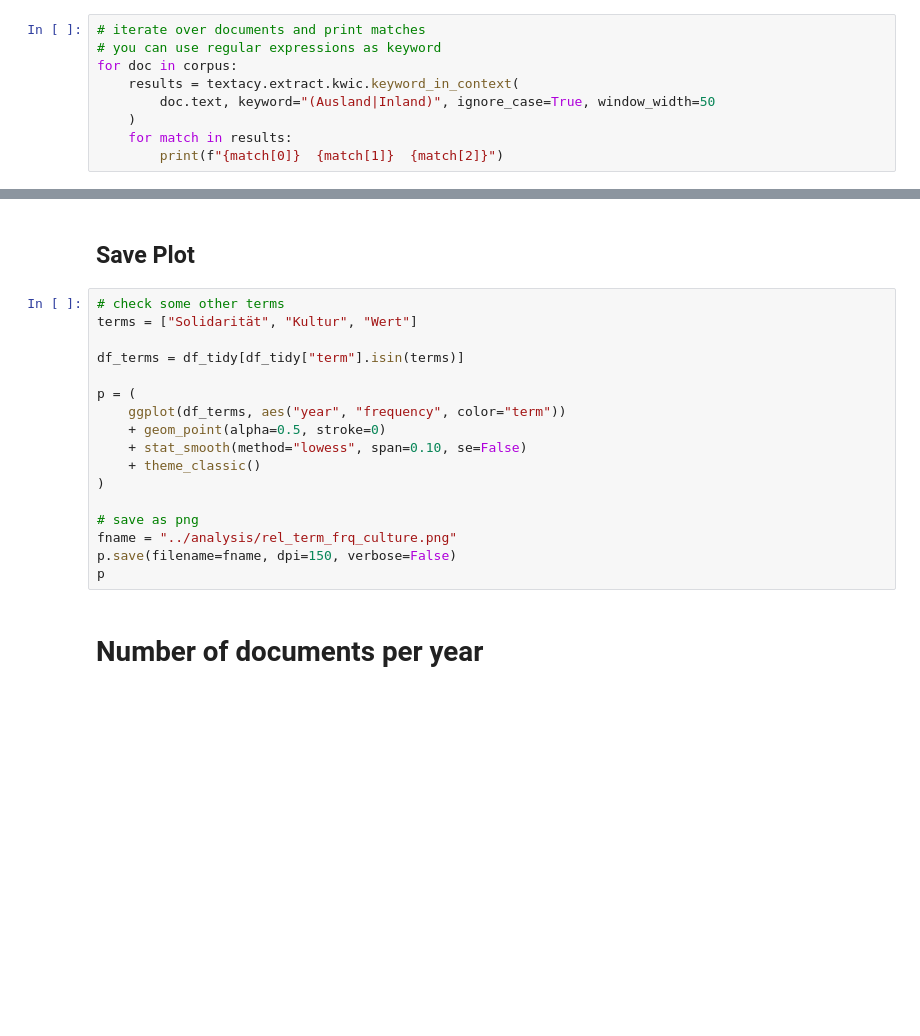
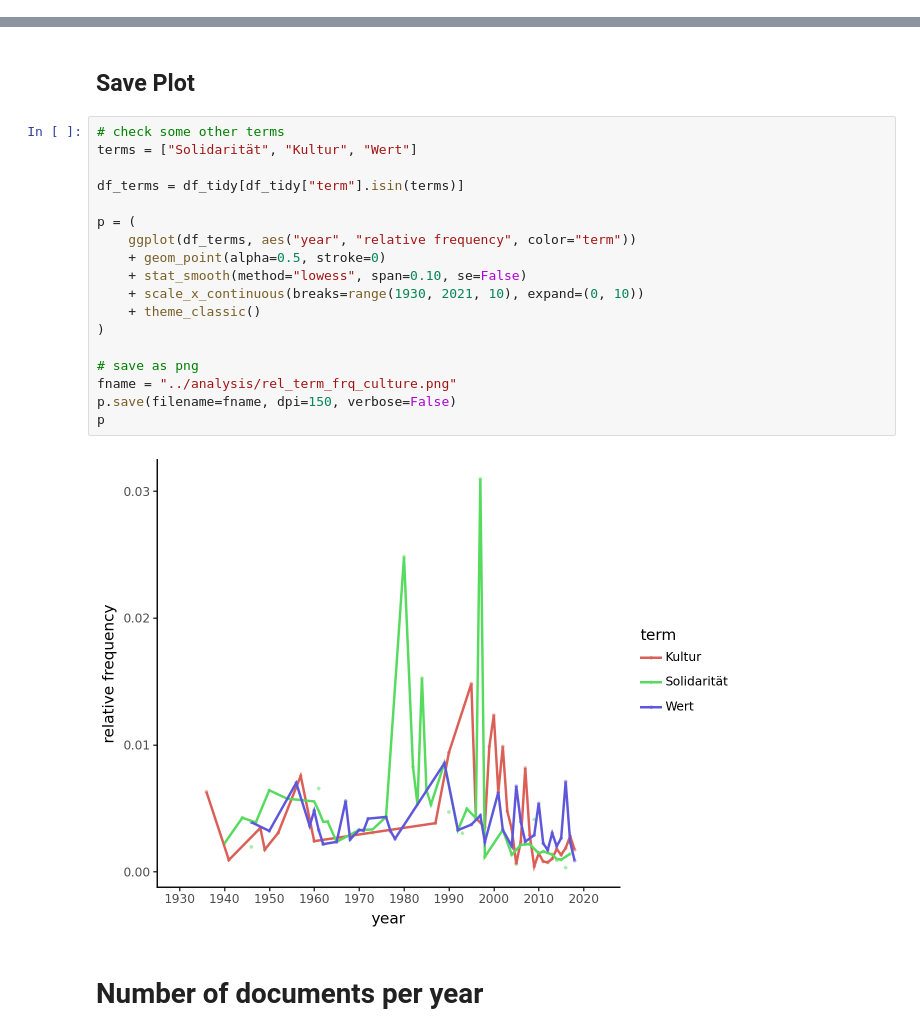
Before and after one commit to aflueckiger/KED2025, a Jupyter notebook: ked/materials/code/ked2024_10.ipynb, the cells around one changed output, grey strips where cells are left out. Cells and saved outputs as stored; diff of their text form; blank space fills up the shorter version.

```diff
--- a/ked/materials/code/ked2024_10.ipynb
+++ b/ked/materials/code/ked2024_10.ipynb
@@ -209,12 +297,3 @@ subcorpus.n_docs, corpus.n_docs
 # Key Word in Context (KWIC)
 
 Show words in their original context
-# %%
-# iterate over documents and print matches
-# you can use regular expressions as keyword
-for doc in corpus:
-    results = textacy.extract.kwic.keyword_in_context(
-        doc.text, keyword="(Ausland|Inland)", ignore_case=True, window_width=50
-    )
-    for match in results:
-        print(f"{match[0]}  {match[1]}  {match[2]}")
@@ -440,20 +545,23 @@ df_terms = df_tidy[df_tidy["term"].isin(terms)]
 # %%
 # check some other terms
 terms = ["Solidarität", "Kultur", "Wert"]
 
 df_terms = df_tidy[df_tidy["term"].isin(terms)]
 
 p = (
-    ggplot(df_terms, aes("year", "frequency", color="term"))
+    ggplot(df_terms, aes("year", "relative frequency", color="term"))
     + geom_point(alpha=0.5, stroke=0)
     + stat_smooth(method="lowess", span=0.10, se=False)
+    + scale_x_continuous(breaks=range(1930, 2021, 10), expand=(0, 10))
     + theme_classic()
 )
 
 # save as png
 fname = "../analysis/rel_term_frq_culture.png"
 p.save(filename=fname, dpi=150, verbose=False)
 p
+# %% [output]
+[figure, added]
 # %% [markdown]
 # Number of documents per year
 # %%
```
Also changed, not shown: parts of 45 cells of this notebook.
